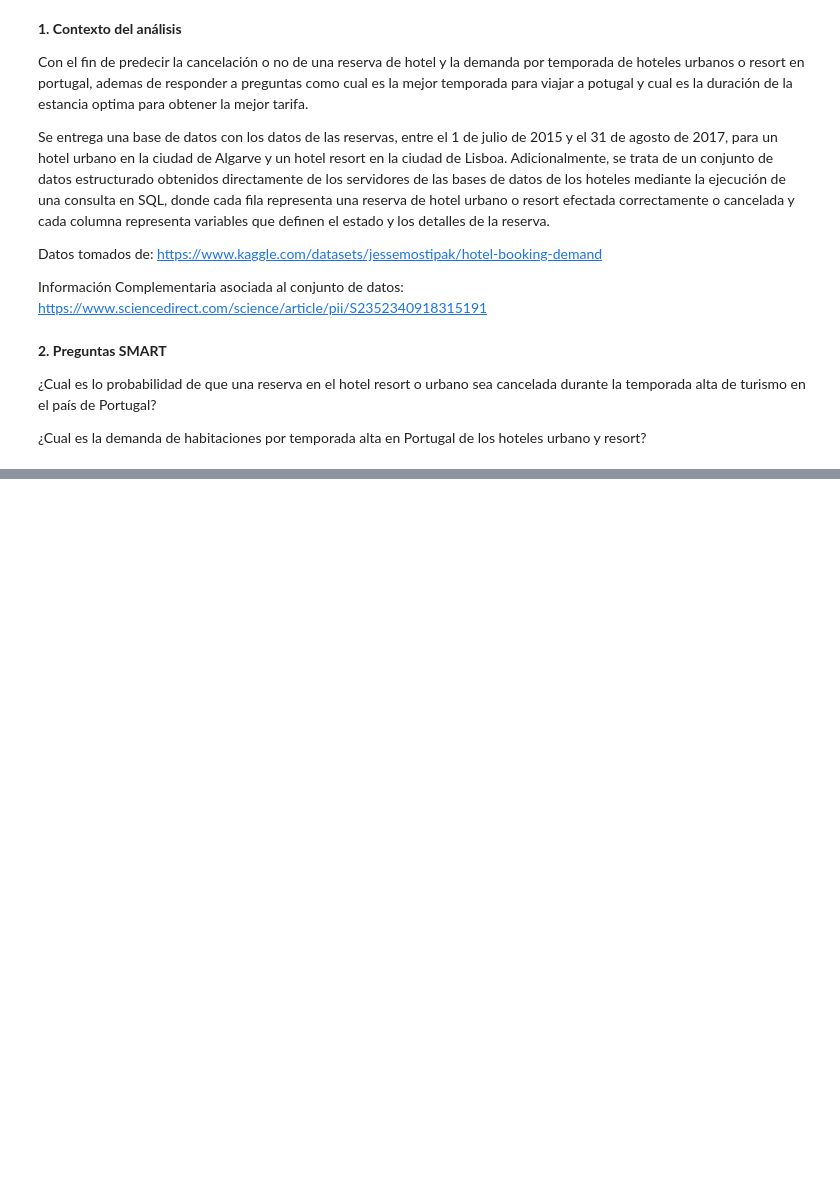
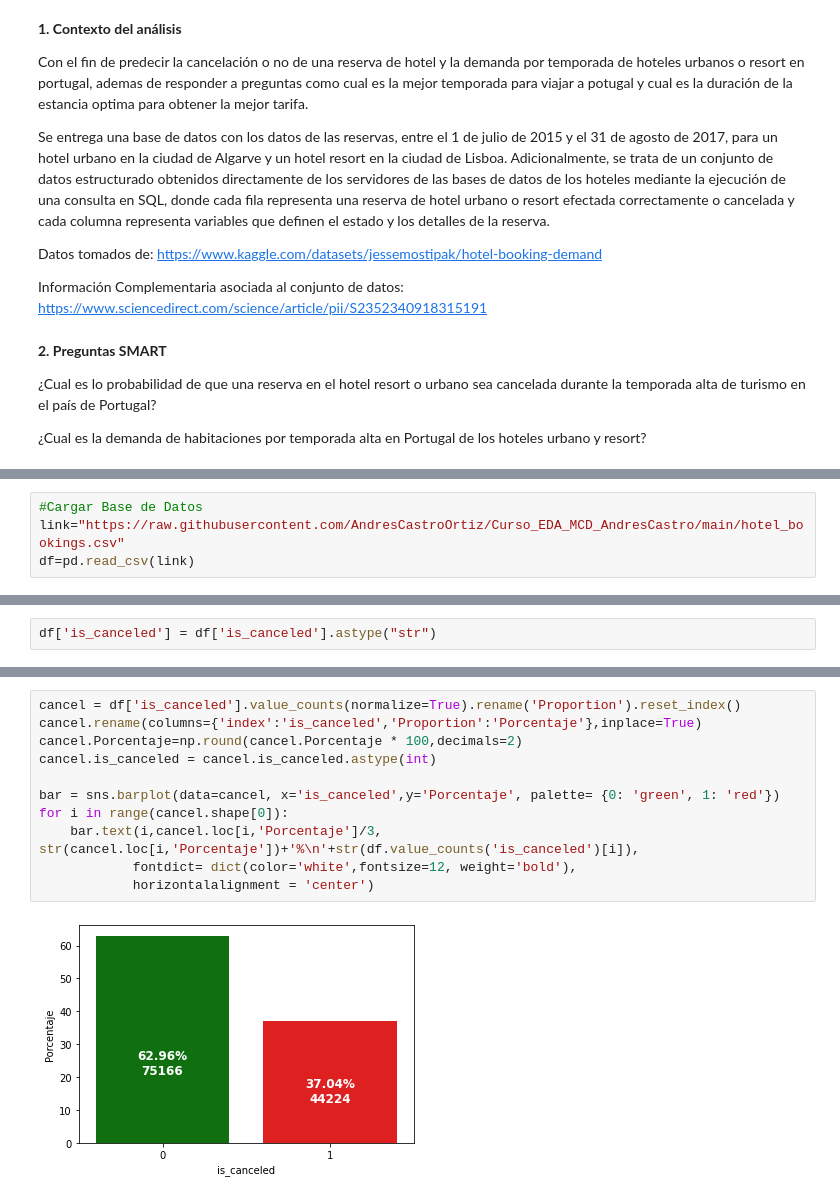
Before and after one commit to AndresCastroOrtiz/Curso_EDA_MCD_AndresCastro, a Jupyter notebook: Analisis_demanda_reserva_hoteles_AndresCastro.ipynb, the cells around one changed output, grey strips where cells are left out. Saved outputs shown, nothing was run; the diff lists cells and outputs as text; blank space fills up the shorter version.

```diff
--- a/Analisis_demanda_reserva_hoteles_AndresCastro.ipynb
+++ b/Analisis_demanda_reserva_hoteles_AndresCastro.ipynb
@@ -28,0 +119,4 @@ Cada fila representa una reserva de hotel urbano o resort efectada correctamente
+# %%
+#Cargar Base de Datos
+link="https://raw.githubusercontent.com/AndresCastroOrtiz/Curso_EDA_MCD_AndresCastro/main/hotel_bookings.csv"
+df=pd.read_csv(link)
@@ -28,0 +195,2 @@ Cada fila representa una reserva de hotel urbano o resort efectada correctamente
+# %%
+df['is_canceled'] = df['is_canceled'].astype("str")
@@ -28,0 +268,13 @@ Cada fila representa una reserva de hotel urbano o resort efectada correctamente
+# %%
+cancel = df['is_canceled'].value_counts(normalize=True).rename('Proportion').reset_index()
+cancel.rename(columns={'index':'is_canceled','Proportion':'Porcentaje'},inplace=True)
+cancel.Porcentaje=np.round(cancel.Porcentaje * 100,decimals=2)
+cancel.is_canceled = cancel.is_canceled.astype(int)
+
+bar = sns.barplot(data=cancel, x='is_canceled',y='Porcentaje', palette= {0: 'green', 1: 'red'})
+for i in range(cancel.shape[0]):
+    bar.text(i,cancel.loc[i,'Porcentaje']/3, str(cancel.loc[i,'Porcentaje'])+'%\n'+str(df.value_counts('is_canceled')[i]),
+            fontdict= dict(color='white',fontsize=12, weight='bold'),
+            horizontalalignment = 'center')
+# %% [output]
+[figure, added]
```
Also changed, not shown: parts of 30 cells of this notebook.
